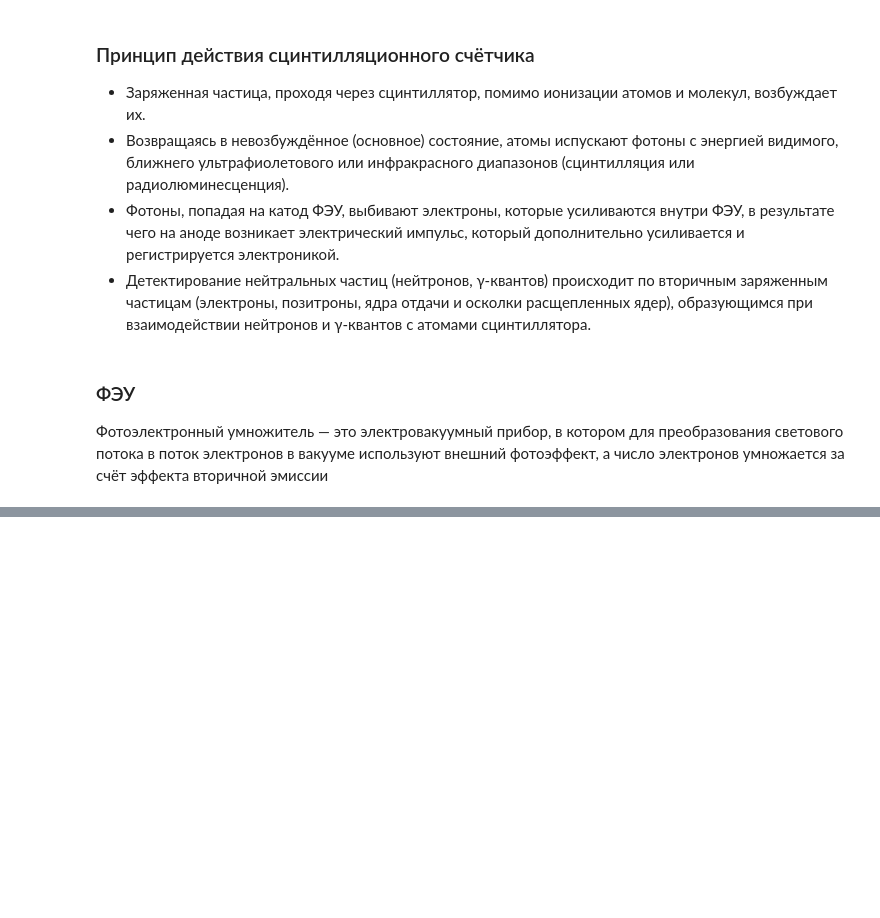
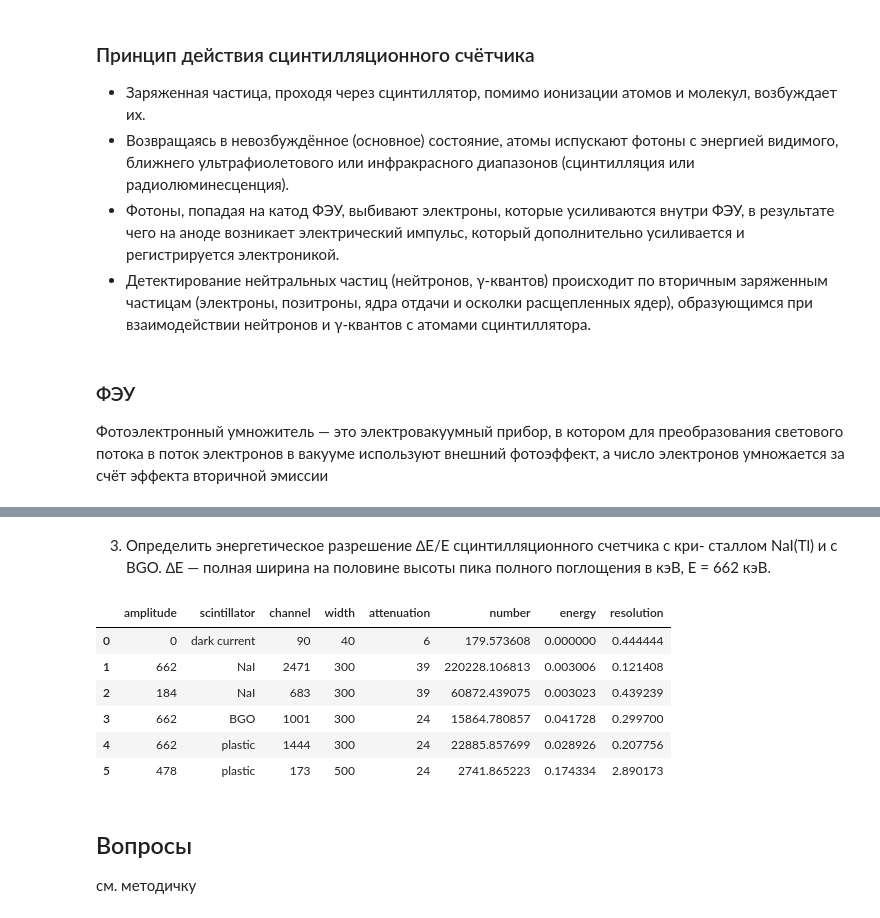
Before and after one commit to fuodorov/nuclab, a Jupyter notebook: lab_2/scintillation_counter.ipynb, the cells around one changed output, grey strips where cells are left out. Saved outputs shown, nothing was run; the diff lists cells and outputs as text; code cells hidden in the pictures; blank space fills up the shorter version.

```diff
--- a/lab_2/scintillation_counter.ipynb
+++ b/lab_2/scintillation_counter.ipynb
@@ -31,0 +200,12 @@
+# %%
+columns = ['amplitude', 'scintillator', 'channel', 'width', 'attenuation']
+data_df = pd.DataFrame([[0, 'dark current', 224-134, 40,  3+3],
+                  [662, 'NaI', 2638-167, 300,  21+18],
+                  [184, 'NaI', 850-167, 300, 21+18],
+                  [662, 'BGO', 1136-135, 300,  21+3],
+                  [662, 'plastic', 1571-127, 300, 21+3],
+                  [478, 'plastic', 300-127, 500,  21+3]],
+                  columns=columns)
+# %%
+data_df['number'] = data_df['channel']/10**(-data_df['attenuation']/20)
+data_df['energy'] = data_df['amplitude']/data_df['number']
@@ -31,0 +222,20 @@
+# %% [markdown]
+3. Определить энергетическое разрешение ∆E/E сцинтилляционного счетчика с кри-
+сталлом NaI(Tl) и с BGO. ∆E — полная ширина на половине высоты пика полного
+поглощения в кэВ, E = 662 кэВ.
+# %%
+data_df['resolution'] = data_df['width']/data_df['channel']
+# %%
+data_df
+# %% [output]
+|  | amplitude | scintillator | channel | width | attenuation | number | energy | resolution |
+| 0 | 0 | dark current | 90 | 40 | 6 | 179.573608 | 0.000000 | 0.444444 |
+| 1 | 662 | NaI | 2471 | 300 | 39 | 220228.106813 | 0.003006 | 0.121408 |
+| 2 | 184 | NaI | 683 | 300 | 39 | 60872.439075 | 0.003023 | 0.439239 |
+| 3 | 662 | BGO | 1001 | 300 | 24 | 15864.780857 | 0.041728 | 0.299700 |
+| 4 | 662 | plastic | 1444 | 300 | 24 | 22885.857699 | 0.028926 | 0.207756 |
+| 5 | 478 | plastic | 173 | 500 | 24 | 2741.865223 | 0.174334 | 2.890173 |
+# %% [markdown]
+## Вопросы
+
+см. методичку
```
Also changed, not shown: parts of 35 cells of this notebook, 11 other files.
